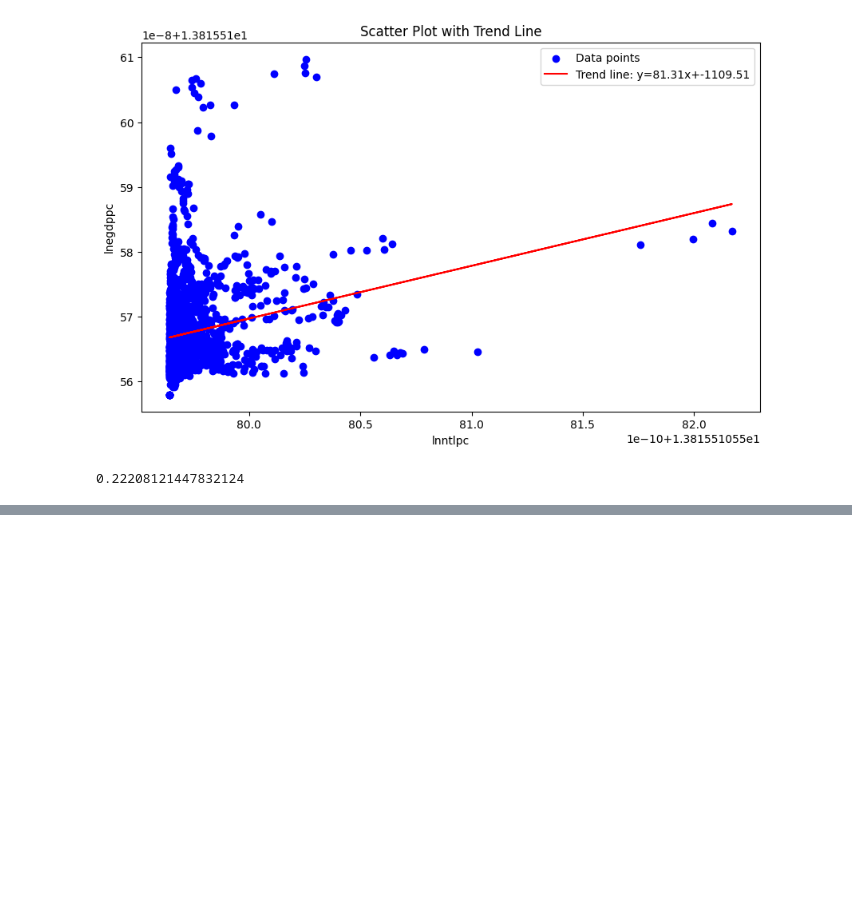
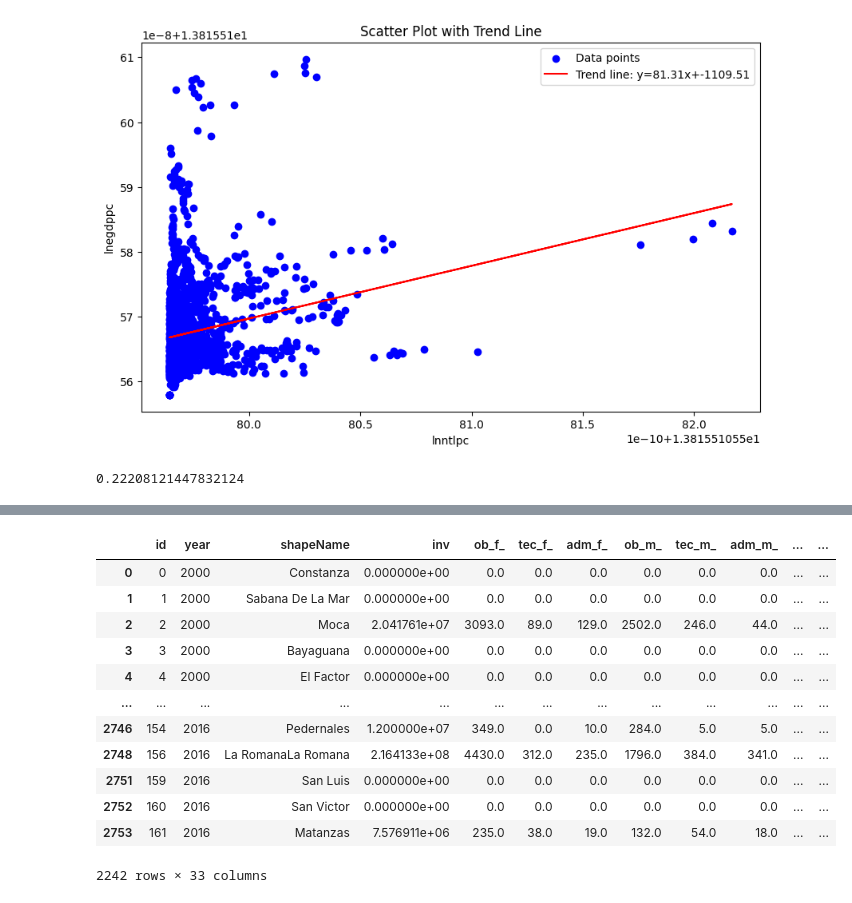
Before and after one commit to HendrixPeralta/research_data, a Jupyter notebook: aggregated _data/municipalities/exploratory_analysis.ipynb, the cells around one changed output, grey strips where cells are left out. Cells and saved outputs as stored; diff of their text form; code cells hidden in the pictures; blank space fills up the shorter version.

```diff
--- a/aggregated _data/municipalities/exploratory_analysis.ipynb
+++ b/aggregated _data/municipalities/exploratory_analysis.ipynb
@@ -72,2 +75,18 @@ df.boxplot(by="sez", column="lnegdppc")
 # %%
 df.to_csv("long_df_manipulated.csv")
+# %%
+df
+# %% [output]
+|  | id | year | shapeName | inv | ob_f_ | tec_f_ | adm_f_ | ob_m_ | tec_m_ | adm_m_ | ... | ... |
+| 0 | 0 | 2000 | Constanza | 0.000000e+00 | 0.0 | 0.0 | 0.0 | 0.0 | 0.0 | 0.0 | ... | ... |
+| 1 | 1 | 2000 | Sabana De La Mar | 0.000000e+00 | 0.0 | 0.0 | 0.0 | 0.0 | 0.0 | 0.0 | ... | ... |
+| 2 | 2 | 2000 | Moca | 2.041761e+07 | 3093.0 | 89.0 | 129.0 | 2502.0 | 246.0 | 44.0 | ... | ... |
+| 3 | 3 | 2000 | Bayaguana | 0.000000e+00 | 0.0 | 0.0 | 0.0 | 0.0 | 0.0 | 0.0 | ... | ... |
+| 4 | 4 | 2000 | El Factor | 0.000000e+00 | 0.0 | 0.0 | 0.0 | 0.0 | 0.0 | 0.0 | ... | ... |
+| ... | ... | ... | ... | ... | ... | ... | ... | ... | ... | ... | ... | ... |
+| 2746 | 154 | 2016 | Pedernales | 1.200000e+07 | 349.0 | 0.0 | 10.0 | 284.0 | 5.0 | 5.0 | ... | ... |
+| 2748 | 156 | 2016 | La RomanaLa Romana | 2.164133e+08 | 4430.0 | 312.0 | 235.0 | 1796.0 | 384.0 | 341.0 | ... | ... |
+| 2751 | 159 | 2016 | San Luis | 0.000000e+00 | 0.0 | 0.0 | 0.0 | 0.0 | 0.0 | 0.0 | ... | ... |
+| 2752 | 160 | 2016 | San Victor | 0.000000e+00 | 0.0 | 0.0 | 0.0 | 0.0 | 0.0 | 0.0 | ... | ... |
+| 2753 | 161 | 2016 | Matanzas | 7.576911e+06 | 235.0 | 38.0 | 19.0 | 132.0 | 54.0 | 18.0 | ... | ... |
+2242 rows × 33 columns
```
Also changed, not shown: parts of 2 cells of this notebook.
